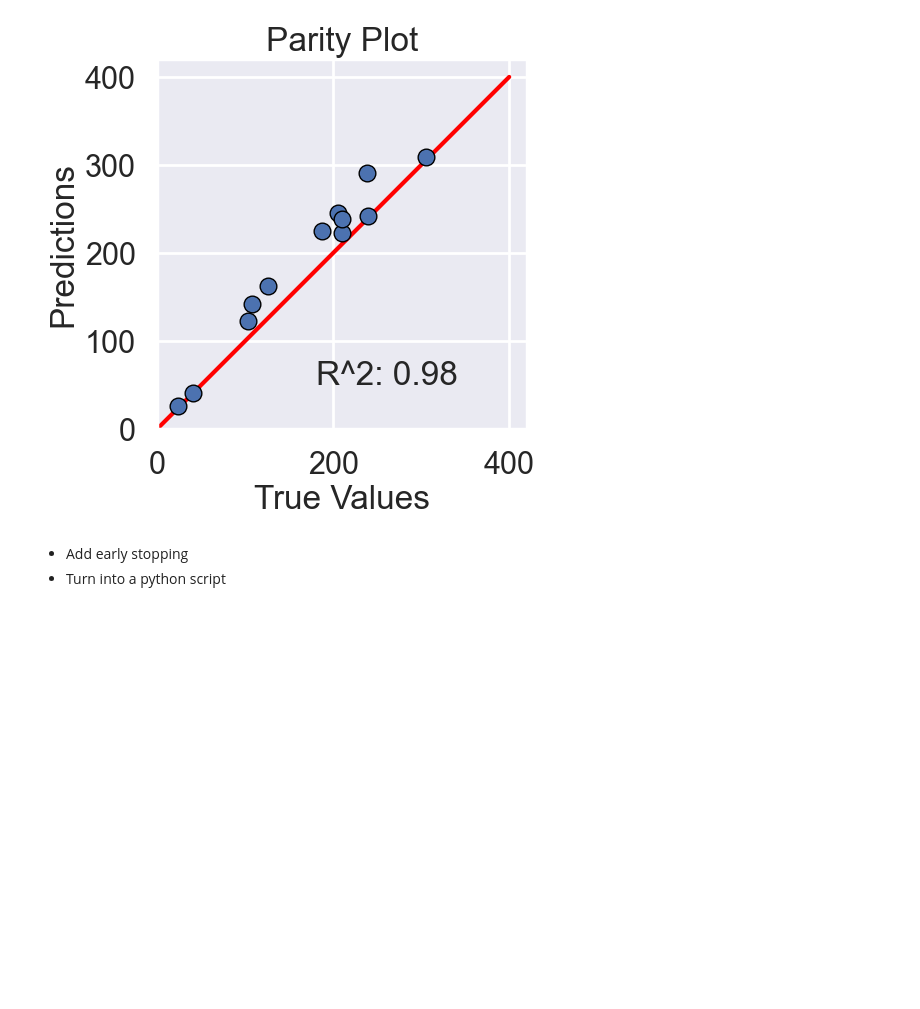
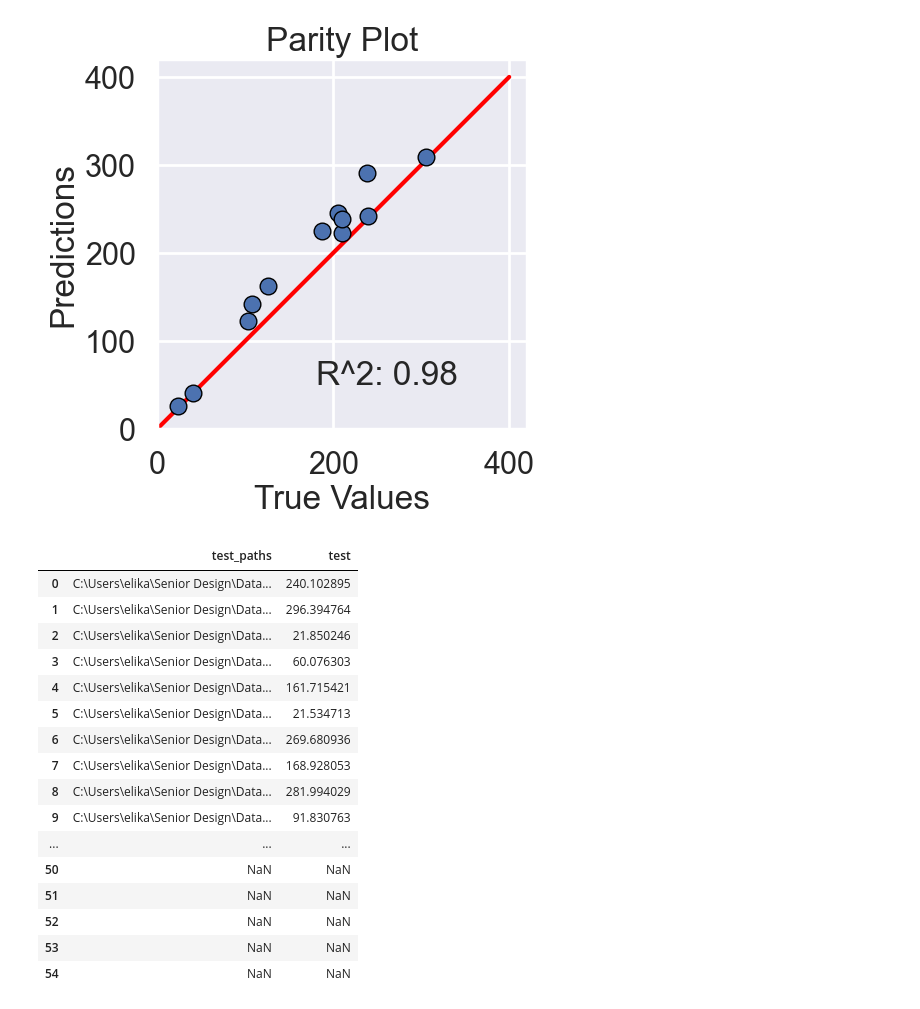
Before and after one commit to Eli-Kaplowitz/ChemTreat-Image-Analysis, a Jupyter notebook: 3D_model_testing.ipynb, the cells around one changed output. Drawn from its saved outputs; the diff is of its cells as text; code cells hidden in the pictures; blank space fills up the shorter version.

```diff
--- a/3D_model_testing.ipynb
+++ b/3D_model_testing.ipynb
@@ -638,6 +638,36 @@ plt.text(180, 50, f"R^2: {r2:.2f}", fontsize=24)
 plt.show()
 # %% [output]
 [figure]
-# %% [markdown]
-- Add early stopping
-- Turn into a python script
+# %%
+import pandas as pd
+# load model splits from CSV
+
+model_path = "C:/Users/elika/Senior Design/Results/3_07-3_21-3_25-Videos_model2/"
+model = models.load_model(model_path + "model/video_model.keras")
+
+model_splits = pd.read_csv(model_path + 'model/model_splits.csv')
+# %%
+#drop the first 4 columns
+model_splits = model_splits.drop(model_splits.columns[:4], axis=1)
+
+#turn content of each column into a list
+video_paths = model_splits['video_path'].tolist()
+regression_data = model_splits['regression_data'].tolist()
+# %% [output]
+|  | test_paths | test |
+| 0 | C:\Users\elika\Senior Design\Data... | 240.102895 |
+| 1 | C:\Users\elika\Senior Design\Data... | 296.394764 |
+| 2 | C:\Users\elika\Senior Design\Data... | 21.850246 |
+| 3 | C:\Users\elika\Senior Design\Data... | 60.076303 |
+| 4 | C:\Users\elika\Senior Design\Data... | 161.715421 |
+| 5 | C:\Users\elika\Senior Design\Data... | 21.534713 |
+| 6 | C:\Users\elika\Senior Design\Data... | 269.680936 |
+| 7 | C:\Users\elika\Senior Design\Data... | 168.928053 |
+| 8 | C:\Users\elika\Senior Design\Data... | 281.994029 |
+| 9 | C:\Users\elika\Senior Design\Data... | 91.830763 |
+| ... | ... | ... |
+| 50 | NaN | NaN |
+| 51 | NaN | NaN |
+| 52 | NaN | NaN |
+| 53 | NaN | NaN |
+| 54 | NaN | NaN |
```
Also changed, not shown: 9 other files.
